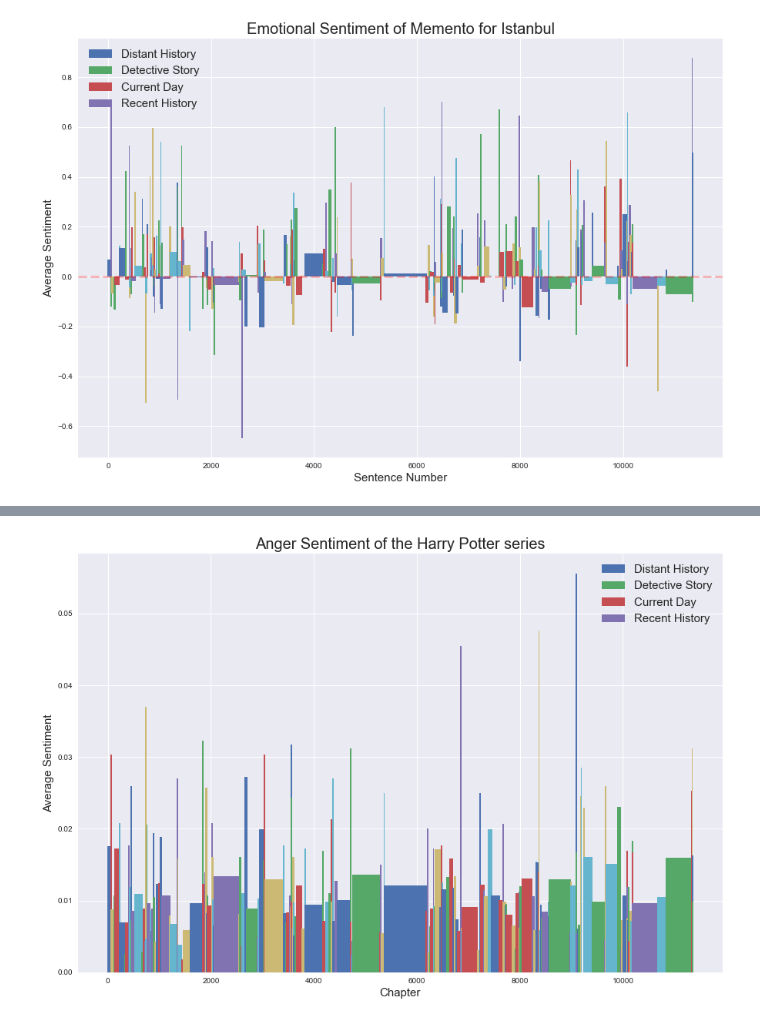
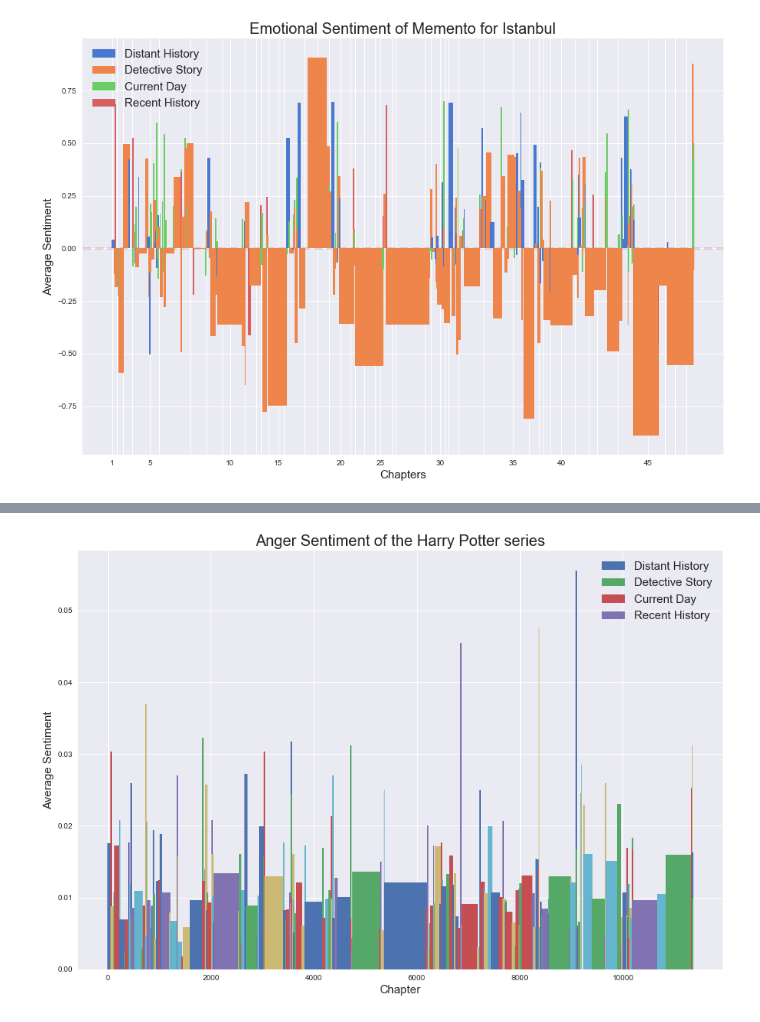
Before and after one commit to raffg/memento_for_istanbul, a Jupyter notebook: sentiment_analysis.ipynb, the cells around one changed output, grey strips where cells are left out. Drawn from its saved outputs; the diff is of its cells as text; code cells hidden in the pictures.

Commit message:
LDA and charts working

```diff
--- a/sentiment_analysis.ipynb
+++ b/sentiment_analysis.ipynb
@@ -91,3 +123,10 @@ df.describe()
+# %%
+chapter_breaks = []
+sentence_count = 0
+for sentence in tokenize.sent_tokenize((' ').join([entry[2] for entry in novel])):
+    if '\n\n\n\n' in sentence:
+        chapter_breaks.append(sentence_count)
+    sentence_count += 1
 # %%
 plt.figure(figsize=(10, 7))
 sns.boxplot(x='compound', y='period', data=df, notch=True)
@@ -124,26 +163,39 @@ def movingaverage(interval, window_size):
 # %%
 length = sum([section[3] for section in novel])
 x = np.linspace(0, length - 1, num=length)
 y = [item for sublist in [[section[4]['compound']] * section[3] for section in novel] for item in sublist]
 
 legend_items = {'Distant History': False, 'Detective Story': False, 'Current Day': False, 'Recent History': False}
 
 plt.figure(figsize=(15, 10))
+
+# for chapter in chapter_breaks:
+#     plt.axvline(x=chapter, ymin=0.01, ymax=.125, alpha=.5, color='k', linestyle='-', linewidth=1, zorder=1)
+
 for section in book_indices:
     if legend_items[book_indices[section][2]]:
         label = ''
     else:
         label = book_indices[section][2]
         legend_items[book_indices[section][2]] = True
+    if book_indices[section][2] == 'Distant History':
+        col = '#4878d0'
+    elif book_indices[section][2] == 'Detective Story':
+        col = '#ee854a'
+    elif book_indices[section][2] == 'Current Day':
+        col = '#6acc64'
+    elif book_indices[section][2] == 'Recent History':
+        col = '#d65f5f'
     plt.bar(x[book_indices[section][0]: book_indices[section][1]],
              y[book_indices[section][0]: book_indices[section][1]],
-             label=label, width=25)
+             label=label, color=col, width=25, zorder=10)
 # plt.plot(movingaverage(y, 10), color='k', linewidth=3, linestyle=':', label = 'Moving Average')
 plt.axhline(y=0, xmin=0, xmax=length, alpha=.25, color='r', linestyle='--', linewidth=3)
 plt.legend(loc='upper left', fontsize=15)
 plt.title('Emotional Sentiment of Memento for Istanbul', fontsize=20)
-plt.xlabel('Sentence Number', fontsize=15)
+plt.xlabel('Chapters', fontsize=15)
+plt.xticks(ticks=chapter_breaks, labels=[element + 1 if element == 0 or (element + 1) % 5 == 0 else '' for element in range(len(chapter_breaks))])
 plt.ylabel('Average Sentiment', fontsize=15)
 plt.show()
 # %% [output]
-[figure, old version]
+[figure, new version]
```
Also changed, not shown: parts of 42 cells of this notebook.
